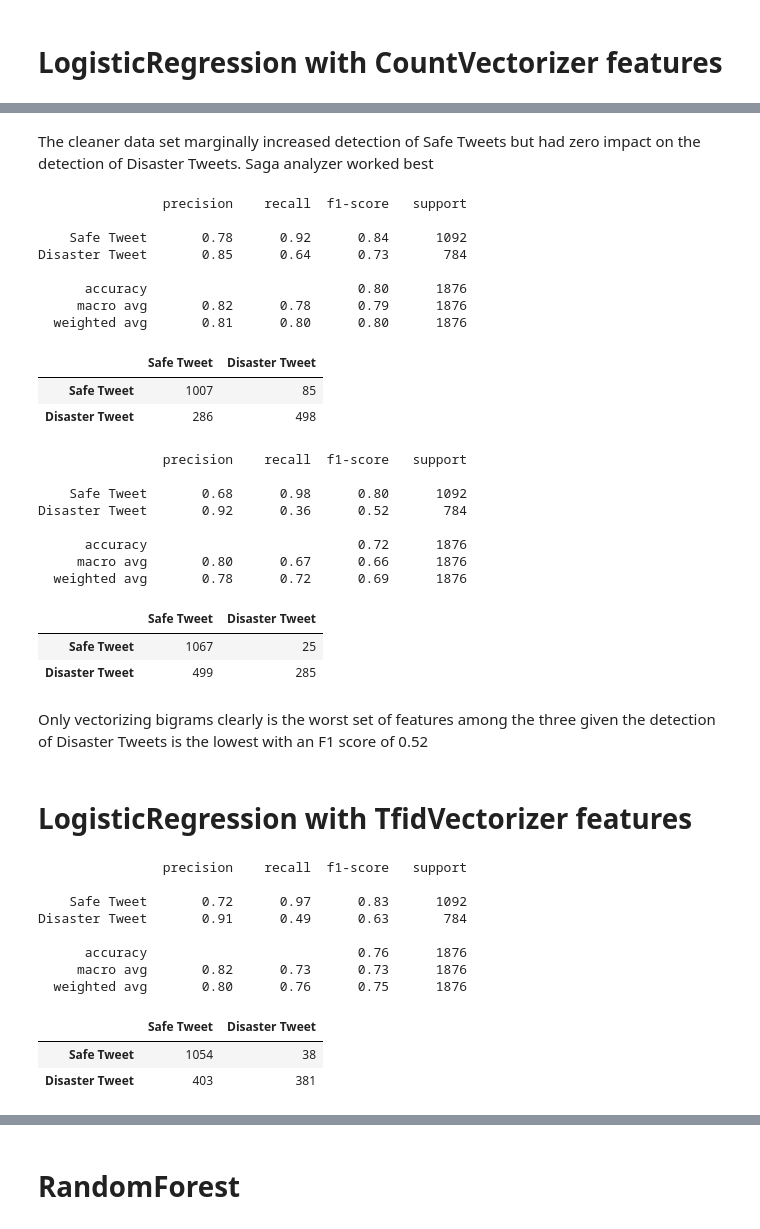
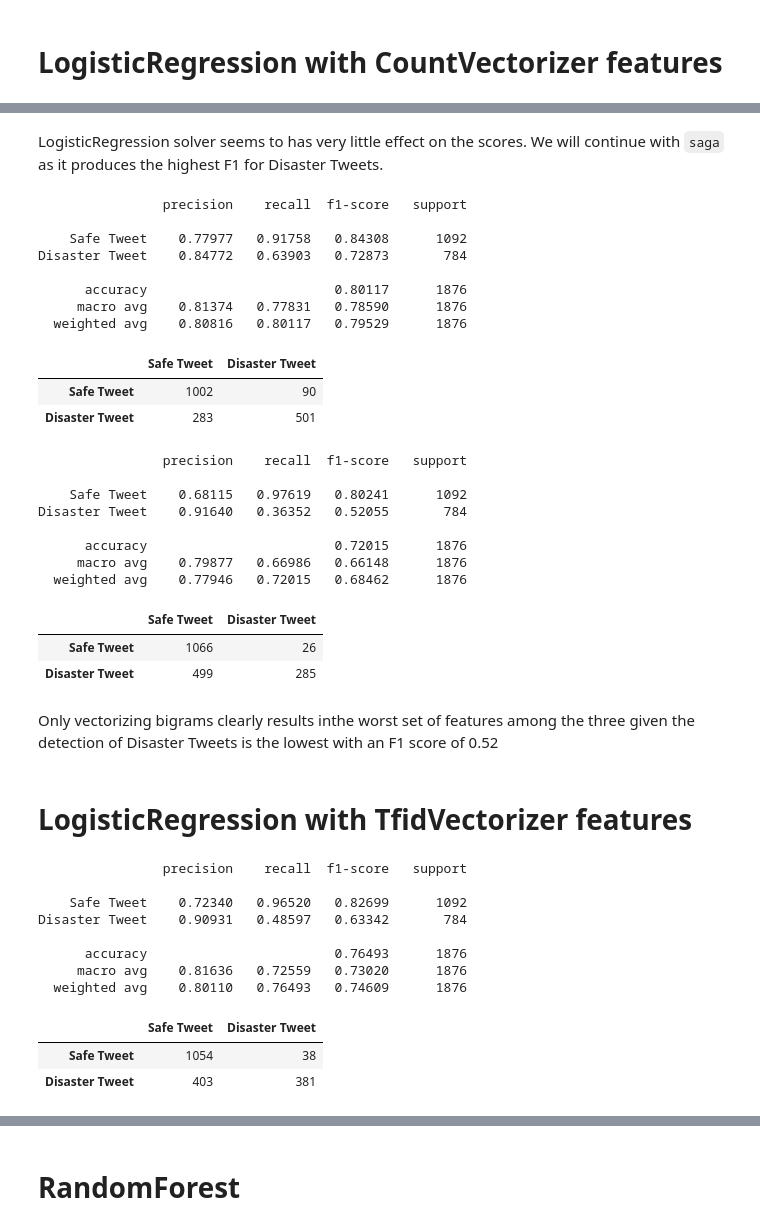
Before and after one commit to trentenAB/01_first_notebook, a Jupyter notebook: DisasterTweets/notebooks/3. Pre-Processing and Modeling.ipynb, the cells around one changed output, grey strips where cells are left out. Cells and saved outputs as stored; diff of their text form; code cells hidden in the pictures.

```diff
--- a/DisasterTweets/notebooks/3. Pre-Processing and Modeling.ipynb
+++ b/DisasterTweets/notebooks/3. Pre-Processing and Modeling.ipynb
@@ -277,65 +192,67 @@ Disaster Tweet       0.82      0.68      0.75       784
-# %% [markdown]
-The cleaner data set marginally increased detection of Safe Tweets but had zero impact on the detection of Disaster Tweets. Saga analyzer worked best
+# %% [markdown]
+LogisticRegression solver seems to has very little effect on the scores. We will continue with `saga` as it produces the highest F1 for Disaster Tweets.
 # %%
 # Uni and Bi features
-log = LogisticRegression(solver = 'liblinear', C = max_c, random_state = 0).fit(cv_uni_bi_train, target_train)
+log = LogisticRegression(solver = 'saga', C = max_c, random_state = 0).fit(cv_uni_bi_train, target_train)
 log_cv_uni_bi_prediction = log.predict(cv_uni_bi_test)
 labels = ['Safe Tweet', 'Disaster Tweet']
-print(classification_report(target_test, log_cv_uni_bi_prediction, target_names = labels))
+print(classification_report(target_test, log_cv_uni_bi_prediction, target_names = labels, digits = 5))
+log_cv_uni_bi = classification_report(target_test, log_cv_uni_bi_prediction, target_names = labels, output_dict = True)
 pd.DataFrame(confusion_matrix(target_test, log_cv_uni_bi_prediction), index=labels, columns=labels)
 # %% [output]
                 precision    recall  f1-score   support
 
-    Safe Tweet       0.78      0.92      0.84      1092
-Disaster Tweet       0.85      0.64      0.73       784
+    Safe Tweet    0.77977   0.91758   0.84308      1092
+Disaster Tweet    0.84772   0.63903   0.72873       784
 
-      accuracy                           0.80      1876
-     macro avg       0.82      0.78      0.79      1876
-  weighted avg       0.81      0.80      0.80      1876
+      accuracy                        0.80117      1876
+     macro avg    0.81374   0.77831   0.78590      1876
+  weighted avg    0.80816   0.80117   0.79529      1876
 |  | Safe Tweet | Disaster Tweet |
-| Safe Tweet | 1007 | 85 |
-| Disaster Tweet | 286 | 498 |
+| Safe Tweet | 1002 | 90 |
+| Disaster Tweet | 283 | 501 |
 # %%
 # Bi features
-log = LogisticRegression(solver = 'liblinear', C = max_c, random_state = 0)
+log = LogisticRegression(solver = 'saga', C = max_c, random_state = 0)
 log.fit(cv_bi_train, target_train)
 log_cv_bi_prediction = log.predict(cv_bi_test)
 labels = ['Safe Tweet', 'Disaster Tweet']
-print(classification_report(target_test, log_cv_bi_prediction, target_names = labels))
+print(classification_report(target_test, log_cv_bi_prediction, target_names = labels, digits = 5))
+log_cv_bi = classification_report(target_test, log_cv_bi_prediction, target_names = labels, output_dict = True)
 pd.DataFrame(confusion_matrix(target_test, log_cv_bi_prediction), index=labels, columns=labels)
 # %% [output]
                 precision    recall  f1-score   support
 
-    Safe Tweet       0.68      0.98      0.80      1092
-Disaster Tweet       0.92      0.36      0.52       784
+    Safe Tweet    0.68115   0.97619   0.80241      1092
+Disaster Tweet    0.91640   0.36352   0.52055       784
 
-      accuracy                           0.72      1876
-     macro avg       0.80      0.67      0.66      1876
-  weighted avg       0.78      0.72      0.69      1876
+      accuracy                        0.72015      1876
+     macro avg    0.79877   0.66986   0.66148      1876
+  weighted avg    0.77946   0.72015   0.68462      1876
 |  | Safe Tweet | Disaster Tweet |
-| Safe Tweet | 1067 | 25 |
+| Safe Tweet | 1066 | 26 |
 | Disaster Tweet | 499 | 285 |
 # %% [markdown]
-Only vectorizing bigrams clearly is the worst set of features among the three given the detection of Disaster Tweets is the lowest with an F1 score of 0.52
+Only vectorizing bigrams clearly results inthe worst set of features among the three given the detection of Disaster Tweets is the lowest with an F1 score of 0.52
 # %% [markdown]
 # LogisticRegression with TfidVectorizer features
 # %%
 # Uni features
-log = LogisticRegression(solver = 'liblinear', C = max_c, random_state = 0).fit(tfid_uni_train, target_train)
+log = LogisticRegression(solver = 'saga', C = max_c, random_state = 0).fit(tfid_uni_train, target_train)
 log_tfid_uni_prediction = log.predict(tfid_uni_test)
-
 labels = ['Safe Tweet', 'Disaster Tweet']
-print(classification_report(target_test, log_tfid_uni_prediction, target_names = labels))
+print(classification_report(target_test, log_tfid_uni_prediction, target_names = labels, digits = 5))
+log_tfid_uni = classification_report(target_test, log_tfid_uni_prediction, target_names = labels, output_dict = True)
 pd.DataFrame(confusion_matrix(target_test, log_tfid_uni_prediction), index=labels, columns=labels)
 # %% [output]
                 precision    recall  f1-score   support
 
-    Safe Tweet       0.72      0.97      0.83      1092
-Disaster Tweet       0.91      0.49      0.63       784
+    Safe Tweet    0.72340   0.96520   0.82699      1092
+Disaster Tweet    0.90931   0.48597   0.63342       784
 
-      accuracy                           0.76      1876
-     macro avg       0.82      0.73      0.73      1876
-  weighted avg       0.80      0.76      0.75      1876
+      accuracy                        0.76493      1876
+     macro avg    0.81636   0.72559   0.73020      1876
+  weighted avg    0.80110   0.76493   0.74609      1876
 |  | Safe Tweet | Disaster Tweet |
 | Safe Tweet | 1054 | 38 |
 | Disaster Tweet | 403 | 381 |
```
Also changed, not shown: parts of 34 cells of this notebook.
